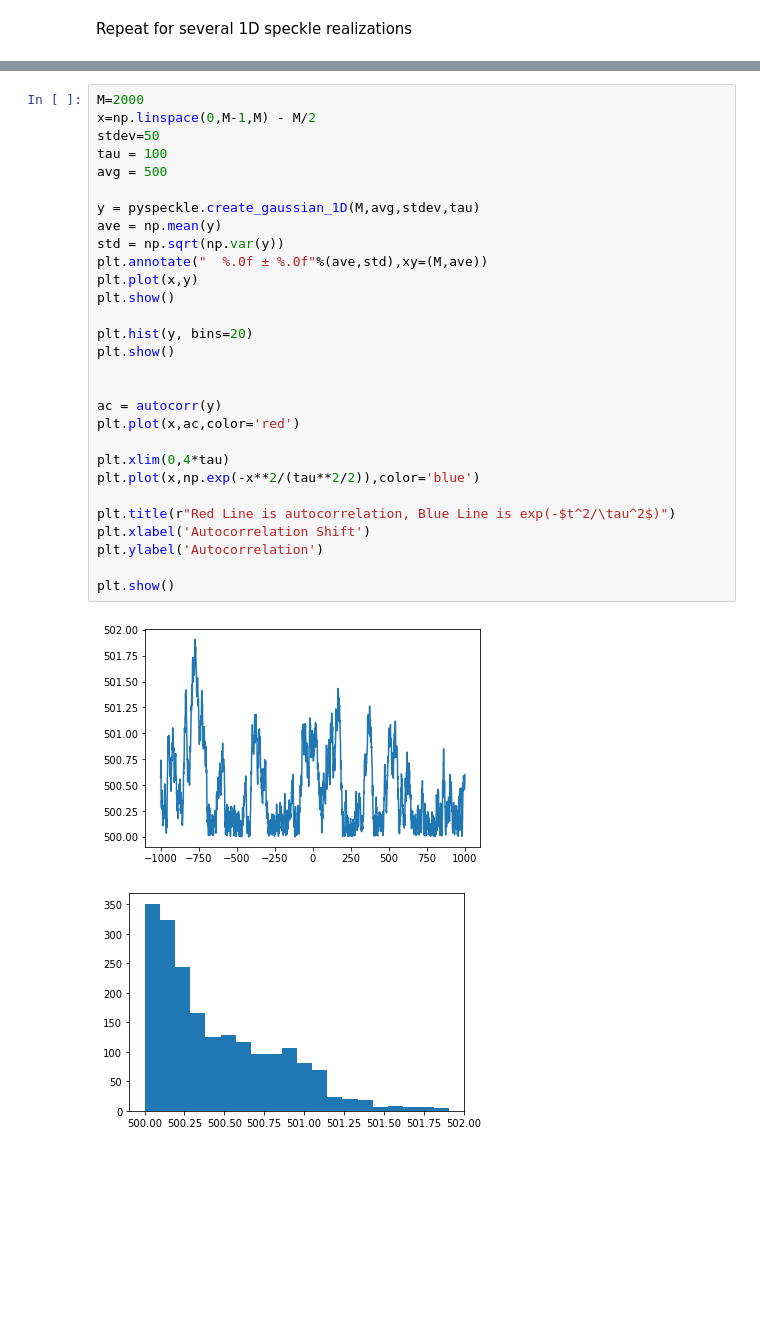
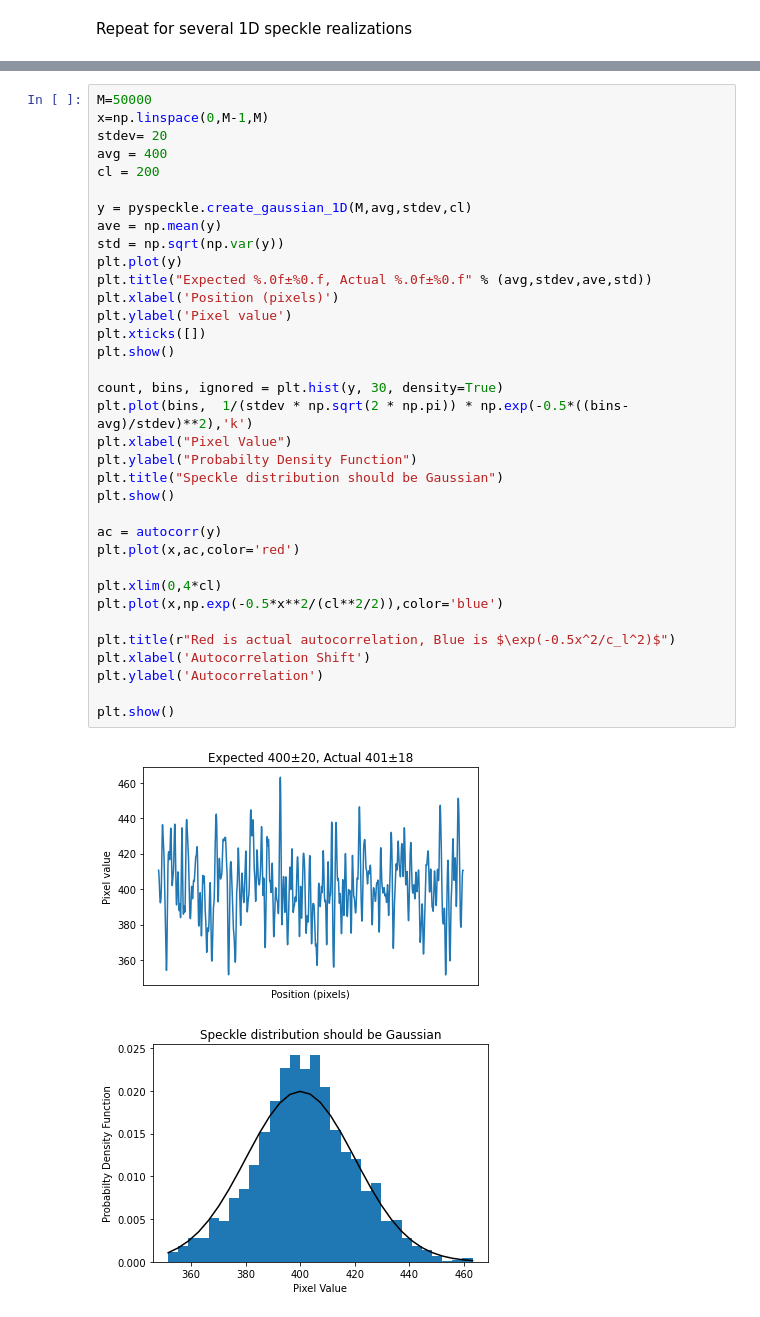
Before and after one commit to scottprahl/pyspeckle, a Jupyter notebook: docs/0-One-Dim-Speckle-Basics.ipynb, the cells around one changed output, grey strips where cells are left out. Saved outputs shown, nothing was run; the diff lists cells and outputs as text; blank space fills up the shorter version.

```diff
--- a/docs/0-One-Dim-Speckle-Basics.ipynb
+++ b/docs/0-One-Dim-Speckle-Basics.ipynb
@@ -137,32 +150,38 @@ This does not work yet.
 # %%
-M=2000
-x=np.linspace(0,M-1,M) - M/2
-stdev=50
-tau = 100
-avg = 500
+M=50000
+x=np.linspace(0,M-1,M)
+stdev= 20
+avg = 400
+cl = 200
 
-y = pyspeckle.create_gaussian_1D(M,avg,stdev,tau)
+y = pyspeckle.create_gaussian_1D(M,avg,stdev,cl)
 ave = np.mean(y)
 std = np.sqrt(np.var(y))
-plt.annotate("  %.0f ± %.0f"%(ave,std),xy=(M,ave))
-plt.plot(x,y)
+plt.plot(y)
+plt.title("Expected %.0f±%0.f, Actual %.0f±%0.f" % (avg,stdev,ave,std))
+plt.xlabel('Position (pixels)')
+plt.ylabel('Pixel value')
+plt.xticks([])
 plt.show()
 
-plt.hist(y, bins=20)
+count, bins, ignored = plt.hist(y, 30, density=True)
+plt.plot(bins,  1/(stdev * np.sqrt(2 * np.pi)) * np.exp(-0.5*((bins-avg)/stdev)**2),'k')
+plt.xlabel("Pixel Value")
+plt.ylabel("Probabilty Density Function")
+plt.title("Speckle distribution should be Gaussian")
 plt.show()
-
 
 ac = autocorr(y)
 plt.plot(x,ac,color='red')
 
-plt.xlim(0,4*tau)
-plt.plot(x,np.exp(-x**2/(tau**2/2)),color='blue')
+plt.xlim(0,4*cl)
+plt.plot(x,np.exp(-0.5*x**2/(cl**2/2)),color='blue')
 
-plt.title(r"Red Line is autocorrelation, Blue Line is exp(-$t^2/\tau^2$)")
+plt.title(r"Red is actual autocorrelation, Blue is $\exp(-0.5x^2/c_l^2)$")
 plt.xlabel('Autocorrelation Shift')
 plt.ylabel('Autocorrelation')
 
 plt.show()
 # %% [output]
-[figure, old version]
+[figure, new version]
-[figure, old version]
+[figure, new version]
```
Also changed, not shown: parts of 10 cells of this notebook, 1 other file.
